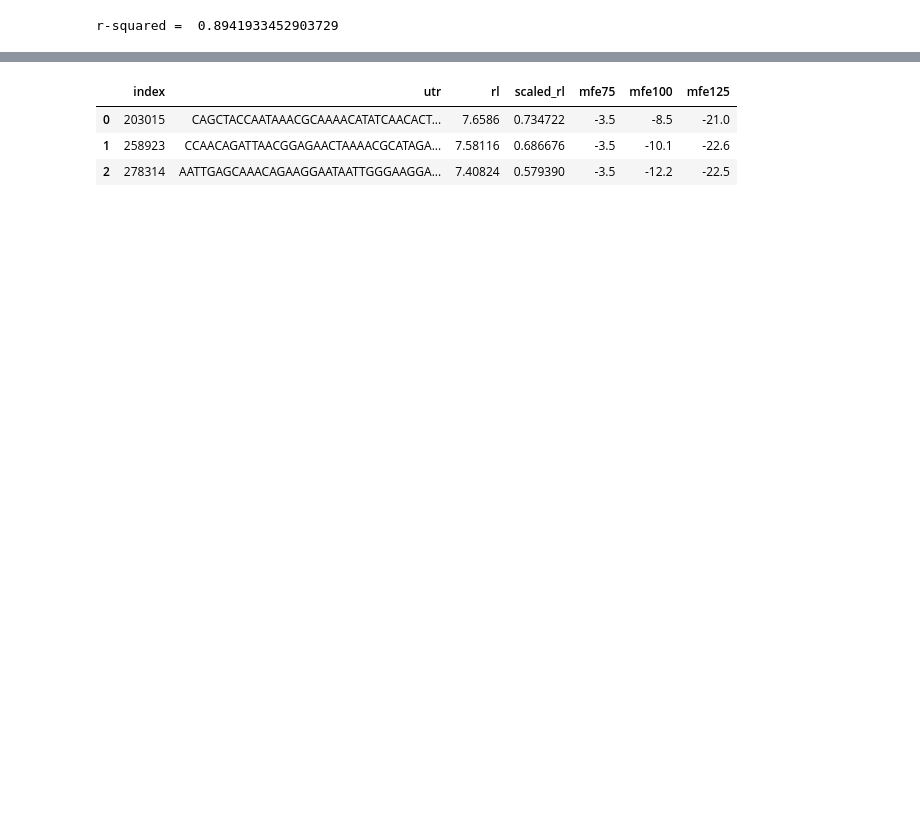
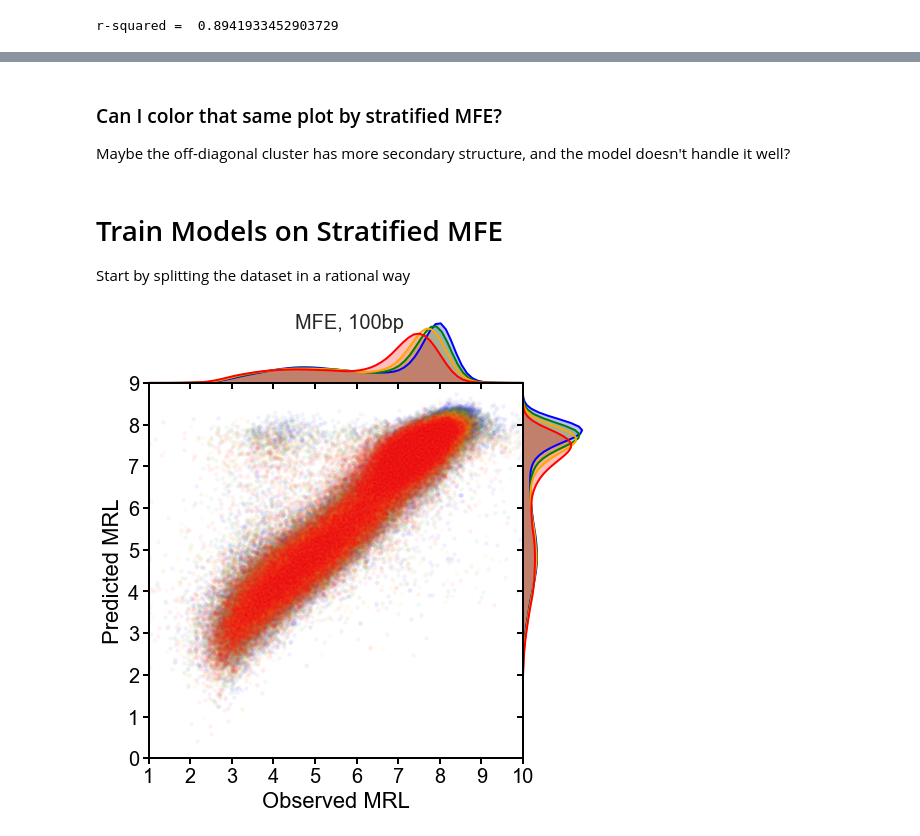
Before and after one commit to laueste/human_5utr_modeling, a Jupyter notebook: modeling/training_MRL_CNN_MFE_Analysis.ipynb, the cells around one changed output, grey strips where cells are left out. Drawn from its saved outputs; the diff is of its cells as text; code cells hidden in the pictures; blank space fills up the shorter version.

```diff
--- a/modeling/training_MRL_CNN_MFE_Analysis.ipynb
+++ b/modeling/training_MRL_CNN_MFE_Analysis.ipynb
@@ -315,0 +360,4 @@ ax.legend()
+# %% [markdown]
+### Can I color that same plot by stratified MFE?
+
+Maybe the off-diagonal cluster has more secondary structure, and the model doesn't handle it well?
@@ -316,22 +380,25 @@ ax.legend()
+# %% [markdown]
+# Train Models on Stratified MFE
+
+Start by splitting the dataset in a rational way
 # %%
-# Stratify based on the 75bp MFE
-data.sort_values('mfe75',inplace=True,ascending=False)
+# Stratify based on the 100bp MFE
+data.sort_values('mfe100',inplace=True,ascending=False)
 data.reset_index(inplace=True,drop=True)
 
 highest_qt = data.iloc[:70000] #these have the least negative/highest MFE => least 2ndary structure
 nexthigh_qt = data.iloc[70000:140000]
-nextlow_qt = data.iloc[140000:21000]
+nextlow_qt = data.iloc[140000:210000]
 lowest_qt = data.iloc[210000:] #these have the lowest MFE => highest 2ndary structure
 
 high_half = data.iloc[:140000]
 low_half = data.iloc[140000:]
-# %%
-data.head(3)
-# %% [output]
-|  | index | utr | rl | scaled_rl | mfe75 | mfe100 | mfe125 |
-| 0 | 203015 | CAGCTACCAATAAACGCAAAACATATCAACACT... | 7.6586 | 0.734722 | -3.5 | -8.5 | -21.0 |
-| 1 | 258923 | CCAACAGATTAACGGAGAACTAAAACGCATAGA... | 7.58116 | 0.686676 | -3.5 | -10.1 | -22.6 |
-| 2 | 278314 | AATTGAGCAAACAGAAGGAATAATTGGGAAGGA... | 7.40824 | 0.579390 | -3.5 | -12.2 | -22.5 |
+# %%
+# Visualize
+d,c = [highest_qt,nexthigh_qt,nextlow_qt,lowest_qt],['blue','green','orange','red']
+mfe100_plot = jointgrid_plot(d,colors=c,alphas=[0.05,0.05,0.05,0.05],title="MFE, 100bp")
+# %% [output]
+[figure, added]
 # %%
 # Shuffle the datasets before splitting between train and test
 np.random.seed(1337)
```
Also changed, not shown: parts of 114 cells of this notebook, 1 other file.
